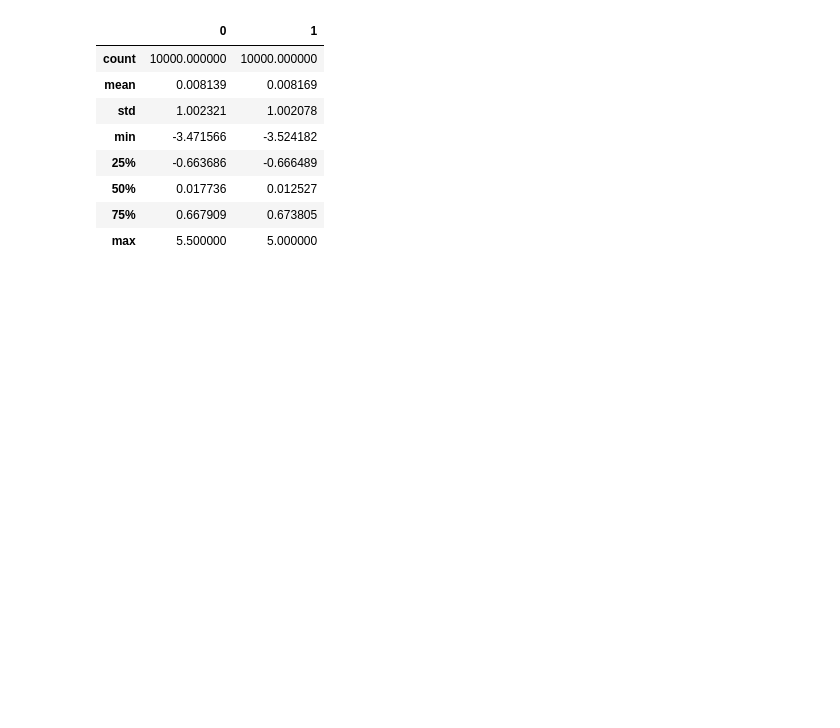
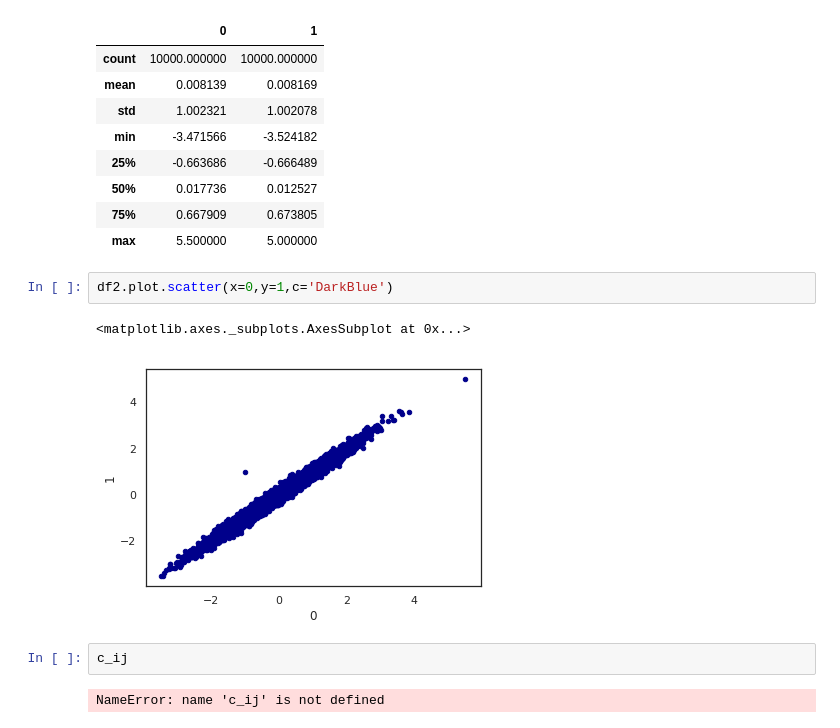
Before and after one commit to JavierPalomares90/Data_Mining_Hw1, a Jupyter notebook: Hw1b.ipynb, the cells around one changed output. Drawn from its saved outputs; the diff is of its cells as text; blank space fills up the shorter version.

```diff
--- a/Hw1b.ipynb
+++ b/Hw1b.ipynb
@@ -136,3 +164,12 @@ memory usage: 234.4 KB
 | 50% | 0.017736 | 0.012527 |
 | 75% | 0.667909 | 0.673805 |
 | max | 5.500000 | 5.000000 |
+# %%
+df2.plot.scatter(x=0,y=1,c='DarkBlue')
+# %% [output]
+<matplotlib.axes._subplots.AxesSubplot at 0x...>
+[figure, added]
+# %%
+c_ij
+# %% [output]
+NameError: name 'c_ij' is not defined
```
Also changed, not shown: parts of 4 cells of this notebook.
